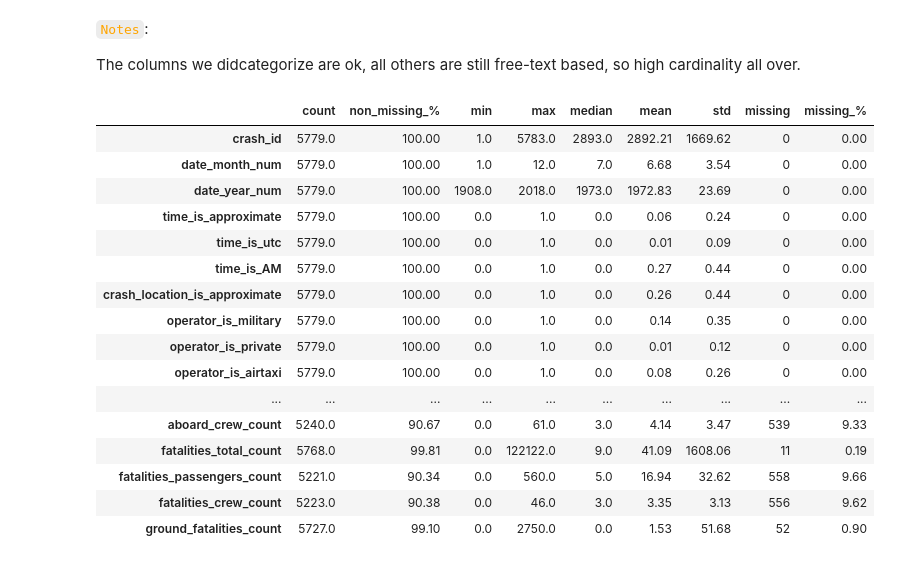
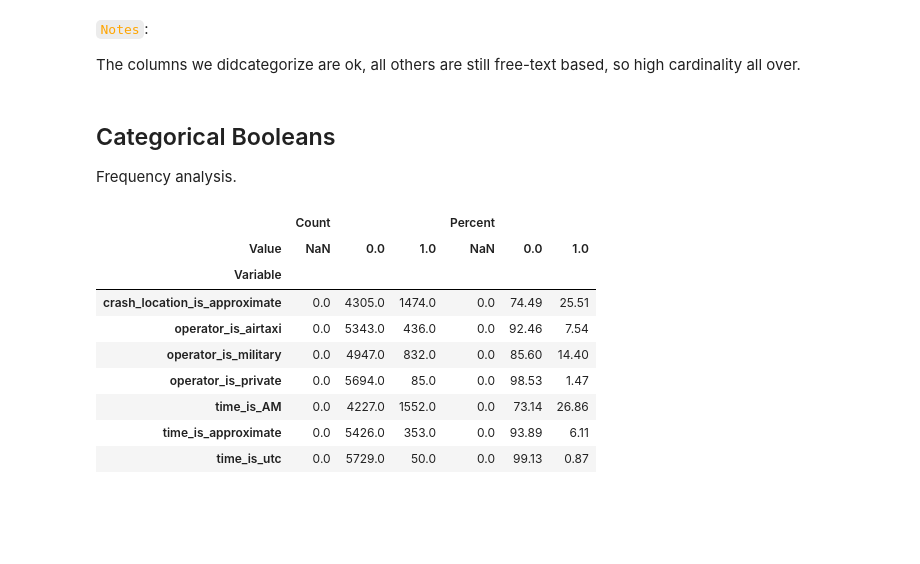
Before and after one commit to RakellM/Project-Plane_Crashes_Analysis-2026, a Jupyter notebook: notebooks/02-Data_Profiling_cleaned.ipynb, the cells around one changed output. Cells and saved outputs as stored; diff of their text form; code cells hidden in the pictures; blank space fills up the shorter version.

```diff
--- a/notebooks/02-Data_Profiling_cleaned.ipynb
+++ b/notebooks/02-Data_Profiling_cleaned.ipynb
@@ -530,42 +569,50 @@ for i, col in enumerate(cat_cols, 1):
 <code style="color:orange">Notes</code>:
 
 The columns we didcategorize are ok, all others are still free-text based, so high cardinality all over.
+# %% [markdown]
+## Categorical Booleans
+
+Frequency analysis.
 # %%
-# Numeric columns
-num_cols = df.select_dtypes(include=['number']).columns
+var_bool = [
+    'time_is_approximate',
+    'time_is_utc',
+    'time_is_AM',
+    'crash_location_is_approximate',
+    'operator_is_military',
+    'operator_is_private',
+    'operator_is_airtaxi',
+]
 
-# Total number of rows
+summary_rows = []
 total_rows = len(df)
 
-# Profiling stats
-profile = df[num_cols].agg(['count', 'min', 'max', 'median', 'mean', 'std']).T
+for col in var_bool:
+    val_counts = df[col].value_counts(dropna=False)
+    for val in [1, 0, np.nan]:
+        count = val_counts.get(val, 0)
+        percent = (count / total_rows) * 100
+        summary_rows.append({
+            'Variable': col,
+            'Value': val,
+            'Count': count,
+            'Percent': round(percent, 2)
+        })
 
-# Add missing count and percent
-profile['missing'] = df[num_cols].isnull().sum()
-profile['missing_%'] = (profile['missing'] / total_rows * 100).round(2)
+bool_summary = pd.DataFrame(summary_rows)
 
-# Add non-missing percent for clarity
-profile['non_missing_%'] = (profile['count'] / total_rows * 100).round(2)
+# Pivot the table for a wide-format summary (optional)
+pivot_table = bool_summary.pivot(index='Variable', columns='Value', values=['Count', 'Percent'])
 
-# Reorder columns for clarity
-profile = profile[['count', 'non_missing_%', 'min', 'max', 'median', 'mean', 'std', 'missing', 'missing_%']]
-
-display(profile.round(2))
+display(pivot_table)
 # %% [output]
-|  | count | non_missing_% | min | max | median | mean | std | missing | missing_% |
-| crash_id | 5779.0 | 100.00 | 1.0 | 5783.0 | 2893.0 | 2892.21 | 1669.62 | 0 | 0.00 |
-| date_month_num | 5779.0 | 100.00 | 1.0 | 12.0 | 7.0 | 6.68 | 3.54 | 0 | 0.00 |
-| date_year_num | 5779.0 | 100.00 | 1908.0 | 2018.0 | 1973.0 | 1972.83 | 23.69 | 0 | 0.00 |
-| time_is_approximate | 5779.0 | 100.00 | 0.0 | 1.0 | 0.0 | 0.06 | 0.24 | 0 | 0.00 |
-| time_is_utc | 5779.0 | 100.00 | 0.0 | 1.0 | 0.0 | 0.01 | 0.09 | 0 | 0.00 |
-| time_is_AM | 5779.0 | 100.00 | 0.0 | 1.0 | 0.0 | 0.27 | 0.44 | 0 | 0.00 |
-| crash_location_is_approximate | 5779.0 | 100.00 | 0.0 | 1.0 | 0.0 | 0.26 | 0.44 | 0 | 0.00 |
-| operator_is_military | 5779.0 | 100.00 | 0.0 | 1.0 | 0.0 | 0.14 | 0.35 | 0 | 0.00 |
-| operator_is_private | 5779.0 | 100.00 | 0.0 | 1.0 | 0.0 | 0.01 | 0.12 | 0 | 0.00 |
-| operator_is_airtaxi | 5779.0 | 100.00 | 0.0 | 1.0 | 0.0 | 0.08 | 0.26 | 0 | 0.00 |
-| ... | ... | ... | ... | ... | ... | ... | ... | ... | ... |
-| aboard_crew_count | 5240.0 | 90.67 | 0.0 | 61.0 | 3.0 | 4.14 | 3.47 | 539 | 9.33 |
-| fatalities_total_count | 5768.0 | 99.81 | 0.0 | 122122.0 | 9.0 | 41.09 | 1608.06 | 11 | 0.19 |
-| fatalities_passengers_count | 5221.0 | 90.34 | 0.0 | 560.0 | 5.0 | 16.94 | 32.62 | 558 | 9.66 |
-| fatalities_crew_count | 5223.0 | 90.38 | 0.0 | 46.0 | 3.0 | 3.35 | 3.13 | 556 | 9.62 |
-| ground_fatalities_count | 5727.0 | 99.10 | 0.0 | 2750.0 | 0.0 | 1.53 | 51.68 | 52 | 0.90 |
+|  | Count |  |  | Percent |  |  |
+| Value | NaN | 0.0 | 1.0 | NaN | 0.0 | 1.0 |
+| Variable |  |  |  |  |  |  |
+| crash_location_is_approximate | 0.0 | 4305.0 | 1474.0 | 0.0 | 74.49 | 25.51 |
+| operator_is_airtaxi | 0.0 | 5343.0 | 436.0 | 0.0 | 92.46 | 7.54 |
+| operator_is_military | 0.0 | 4947.0 | 832.0 | 0.0 | 85.60 | 14.40 |
+| operator_is_private | 0.0 | 5694.0 | 85.0 | 0.0 | 98.53 | 1.47 |
+| time_is_AM | 0.0 | 4227.0 | 1552.0 | 0.0 | 73.14 | 26.86 |
+| time_is_approximate | 0.0 | 5426.0 | 353.0 | 0.0 | 93.89 | 6.11 |
+| time_is_utc | 0.0 | 5729.0 | 50.0 | 0.0 | 99.13 | 0.87 |
```
Also changed, not shown: parts of 17 cells of this notebook, 3 other files.
